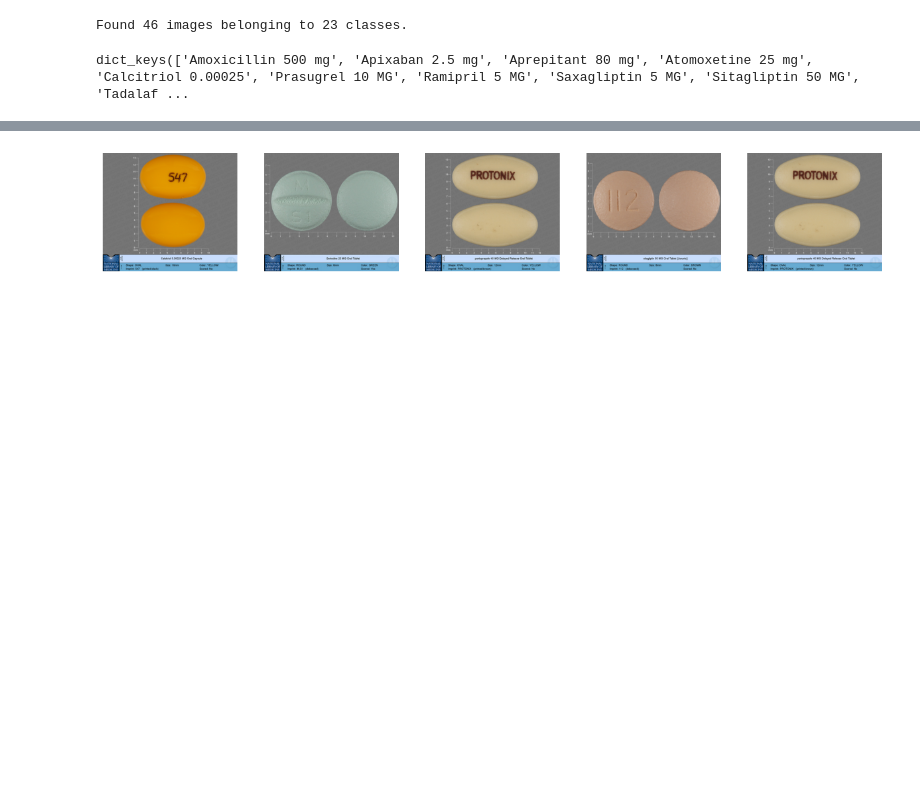
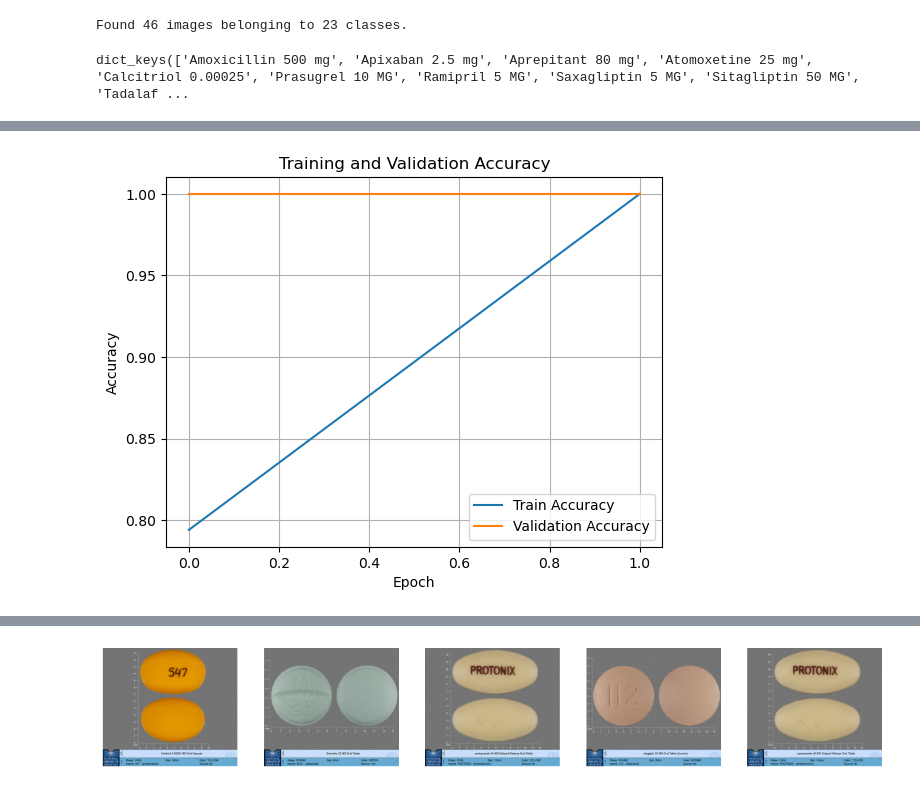
Before and after one commit to UzmaSayyeda/Pill-Identifier, a Jupyter notebook: flask-model/split_data_mobilenet.ipynb, the cells around one changed output, grey strips where cells are left out. Drawn from its saved outputs; the diff is of its cells as text; code cells hidden in the pictures; blank space fills up the shorter version.

Commit message:
added loss and accuracy plots

```diff
--- a/flask-model/split_data_mobilenet.ipynb
+++ b/flask-model/split_data_mobilenet.ipynb
@@ -150,6 +159,6 @@ model.compile(optimizer='adam',
               loss="categorical_crossentropy",
               metrics=['accuracy'])
 # %%
-model.fit(train_generator, epochs=2)
+model_fitted = model.fit(train_generator, epochs=2, validation_data = validation_generator)
 # %% [output]
 Epoch 1/2
@@ -165,0 +176,13 @@ print(f" loss : {round(model_loss)*100}%, accuray : {round(model_accuracy,2)*100
+# %%
+# Visualize the training history w.r.t to
+plt.plot(model_fitted.history['accuracy'], label='Train Accuracy')
+plt.plot(model_fitted.history['val_accuracy'], label='Validation Accuracy')
+plt.xlabel('Epoch')
+plt.ylabel('Accuracy')
+plt.legend()
+plt.grid(True)
+plt.title('Training and Validation Accuracy')
+
+plt.show()
+# %% [output]
+[figure, added]
```
Also changed, not shown: parts of 8 cells of this notebook, 2 other files.
